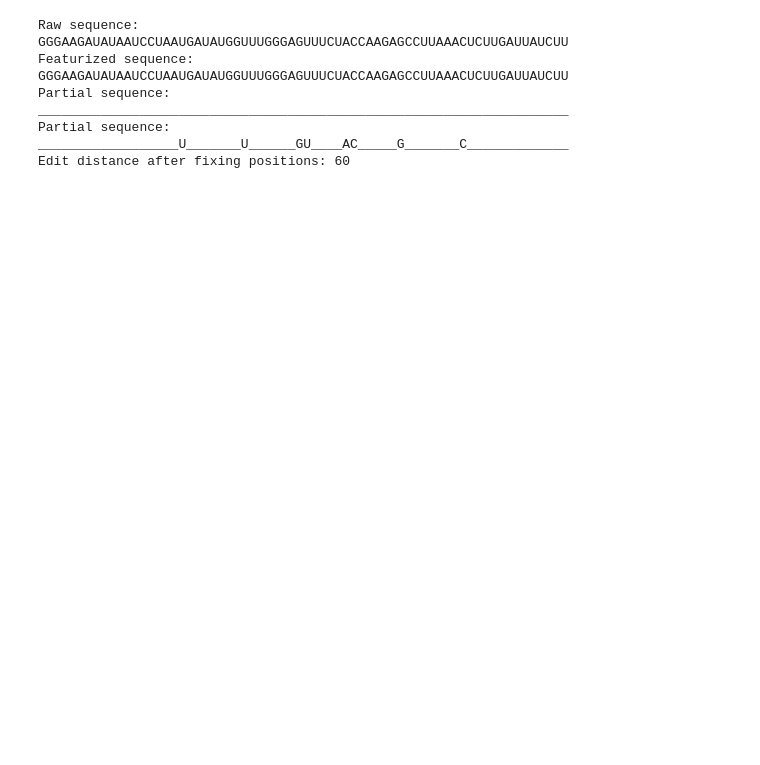
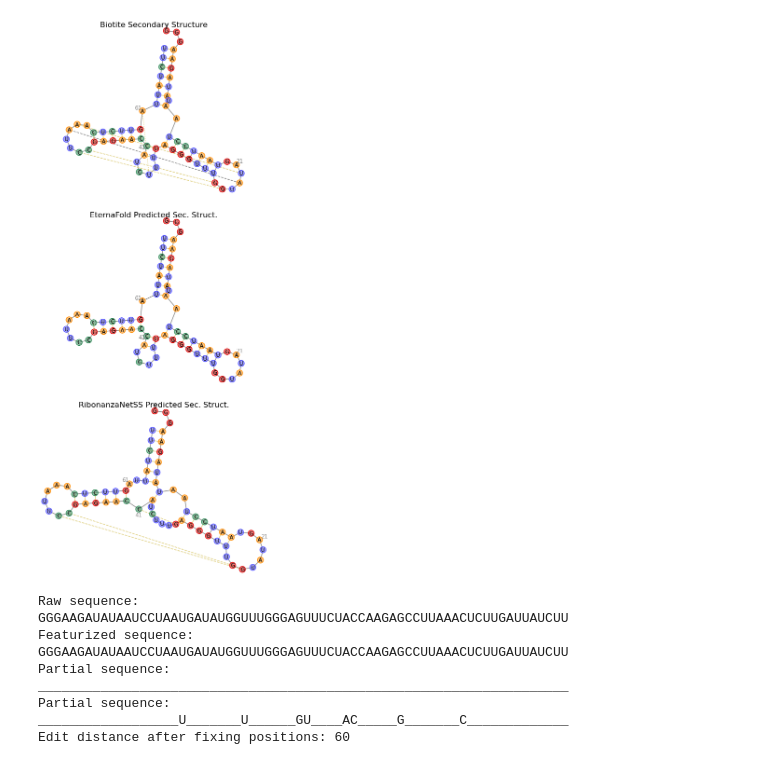
Before and after one commit to chaitjo/geometric-rna-design, a Jupyter notebook: notebooks/design.ipynb, the cells around one changed output. Cells and saved outputs as stored; diff of their text form; code cells hidden in the pictures; blank space fills up the shorter version.

Commit message:
Update design notebook with new plots and RibonanzaNet SS scoring

```diff
--- a/notebooks/design.ipynb
+++ b/notebooks/design.ipynb
@@ -134,17 +152,27 @@ model.eval()
 
 # Initialise RibonanzaNet for 1D self-consistency score
 ribonanza_net = RibonanzaNet(
-    os.path.join(PROJECT_PATH, '/tools/ribonanzanet/config.yaml'),
-    os.path.join(PROJECT_PATH, '/tools/ribonanzanet/ribonanzanet.pt'),
+    os.path.join(PROJECT_PATH, 'tools/ribonanzanet/config.yaml'),
+    os.path.join(PROJECT_PATH, 'tools/ribonanzanet/ribonanzanet.pt'),
     device
 )
 # Transfer model to device in eval mode
 ribonanza_net = ribonanza_net.to(device)
 ribonanza_net.eval()
 
+# Initialise RibonanzaNetSS for 2D self-consistency score w/ pseudoknots
+ribonanza_net_ss = RibonanzaNetSS(
+    os.path.join(PROJECT_PATH, 'tools/ribonanzanet_sec_struct/config.yaml'),
+    os.path.join(PROJECT_PATH, 'tools/ribonanzanet_sec_struct/ribonanzanet_ss.pt'),
+    device
+)
+# Transfer model to device in eval mode
+ribonanza_net_ss = ribonanza_net_ss.to(device)
+ribonanza_net_ss.eval()
+
 # Initialise RhoFold for 3D self-consistency score
 rhofold = RhoFold(rhofold_config, device)
-rhofold_path = os.path.join(PROJECT_PATH, "/tools/rhofold/model_20221010_params.pt")
+rhofold_path = os.path.join(PROJECT_PATH, "tools/rhofold/model_20221010_params.pt")
 print(f"Loading RhoFold checkpoint: {rhofold_path}")
 rhofold.load_state_dict(torch.load(rhofold_path, map_location=torch.device('cpu'))['model'])
 # Transfer model to device in eval mode
@@ -208,0 +196,50 @@ Featurized PyG Data object:
+# %%
+##############################
+# Load PDB file and featurize
+##############################
+
+pdb_filepath = os.path.join(PROJECT_PATH, "tutorial/demo_data/adenine_riboswitch/5E54_1_B.pdb")
+
+featurized_data, raw_data = featurizer.featurize_from_pdb_file(pdb_filepath)
+# for multi-state design, use: featurize_from_pdb_filelist
+
+# Add secondary structure with pseudoknot
+raw_data['sec_struct_with_pseudoknot'] = pdb_to_sec_struct(pdb_filepath, raw_data['sequence'], keep_pseudoknots=True)
+
+# Add predicted secondary structure using EternaFold
+raw_data['eterna_sec_struct_list'] = predict_sec_struct(raw_data['sequence'])
+
+# Add predicted chemical modifications using RibonanzaNet
+raw_data['ribonanzanet_chem_mod'] = ribonanza_net.predict(raw_data['sequence'])
+
+# Add predicted secondary structure using RibonanzaNet-SS
+raw_data['ribonanzanet_ss_sec_struct'] = ribonanza_net_ss.predict(raw_data['sequence'])[1][0]
+
+print_rna_data(raw_data)
+
+print("Featurized PyG Data object:\n\t", featurized_data)
+
+plt.figure(figsize=(15, 15))
+ax1 = plt.subplot(3, 1, 1)
+plt.title('Biotite Secondary Structure')
+try:
+    draw_2d_struct_biotite(ax1, raw_data['sequence'], raw_data['sec_struct_with_pseudoknot'], bases_to_color=list(range(len(raw_data['sequence']))))
+except:
+    draw_2d_struct(raw_data['sequence'], raw_data['sec_struct_list'][0], ax=ax1, large_mode=False)
+
+ax2 = plt.subplot(3, 1, 2)
+plt.title('EternaFold Predicted Sec. Struct.')
+try:
+    draw_2d_struct_biotite(ax2, raw_data['sequence'], raw_data['sec_struct_list'][0], bases_to_color=list(range(len(raw_data['sequence']))))
+except:
+    draw_2d_struct(raw_data['sequence'], raw_data['eterna_sec_struct_list'][0], ax=ax2, large_mode=False)
+
+ax3 = plt.subplot(3, 1, 3)
+plt.title('RibonanzaNetSS Predicted Sec. Struct.')
+try:
+    draw_2d_struct_biotite(ax3, raw_data['sequence'], raw_data['ribonanzanet_ss_sec_struct'], bases_to_color=list(range(len(raw_data['sequence']))))
+except:
+    draw_2d_struct(raw_data['sequence'], raw_data['ribonanzanet_ss_sec_struct'], ax=ax3, large_mode=False)
+
+plt.show()
+# %% [output]
@@ -209,3 +262,4 @@ Featurized PyG Data object:
+[figure, added]
 # %%
 ###############################
 # Partial sequence constraints
```
Also changed, not shown: parts of 11 cells of this notebook, 2 other files.
